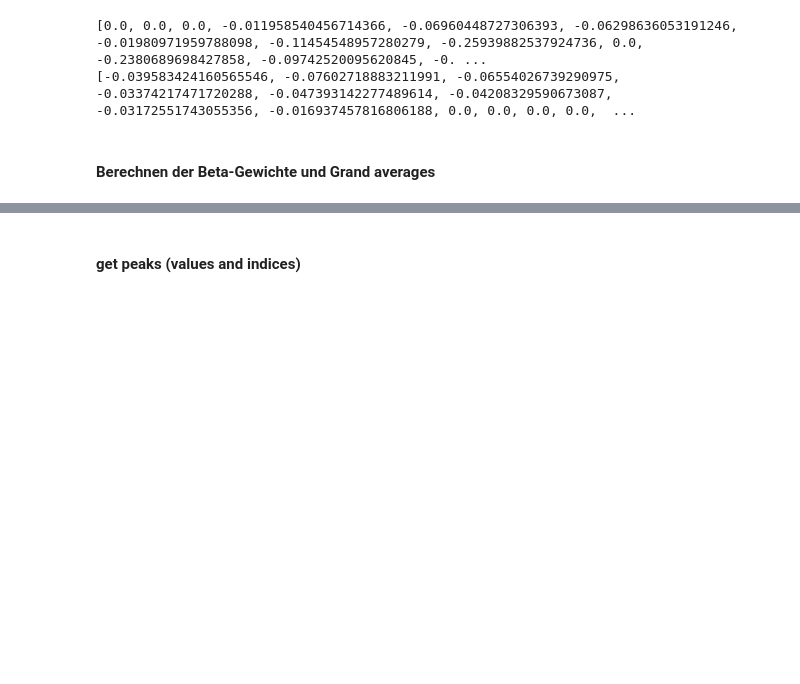
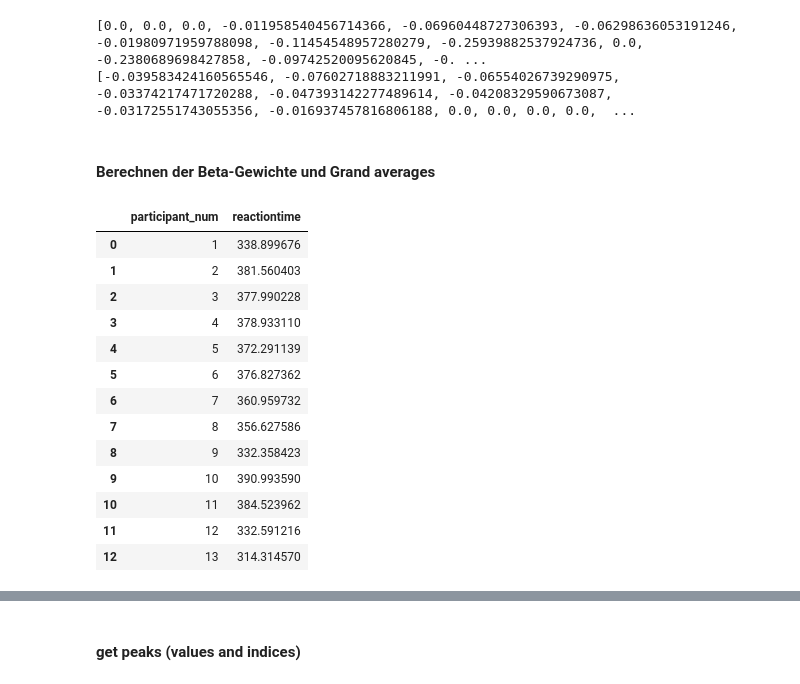
Before and after one commit to Michael1Mueller/continuousSimonTask, a Jupyter notebook: preprocessing.ipynb, the cells around one changed output, grey strips where cells are left out. Saved outputs shown, nothing was run; the diff lists cells and outputs as text; code cells hidden in the pictures; blank space fills up the shorter version.

```diff
--- a/preprocessing.ipynb
+++ b/preprocessing.ipynb
@@ -1204,6 +1204,9 @@ def get_beta_weights_per_participant(df):
 
     return beta_weights_per_participant
 
+def get_mean_times_per_participant(df):
+    return df.groupby("participant_num")["reactiontime"].mean().reset_index()
+
 def trajectory_angle_multiple_regression(df):
     beta_weights_per_participant = get_beta_weights_per_participant(df)
 
@@ -1224,6 +1227,11 @@ beta_weights_per_participant_with_latency_fast = get_beta_weights_per_participan
 beta_weights_per_participant_with_latency_slow = get_beta_weights_per_participant(combined_with_latency_slow)
 beta_weights_per_participant_no_latency_fast = get_beta_weights_per_participant(combined_no_latency_fast)
 beta_weights_per_participant_no_latency_slow = get_beta_weights_per_participant(combined_no_latency_slow)
+
+mean_reactiontimes_per_participant_with_latency_fast = get_mean_times_per_participant(combined_with_latency_fast)
+mean_reactiontimes_per_participant_with_latency_slow = get_mean_times_per_participant(combined_with_latency_slow)
+mean_reactiontimes_per_participant_no_latency_fast = get_mean_times_per_participant(combined_no_latency_fast)
+mean_reactiontimes_per_participant_no_latency_slow = get_mean_times_per_participant(combined_no_latency_fast)
 
 beta_weights_with_latency_fast = trajectory_angle_multiple_regression(combined_with_latency_fast)
 beta_weights_with_latency_slow = trajectory_angle_multiple_regression(combined_with_latency_slow)
@@ -1232,6 +1240,23 @@ beta_weights_no_latency_slow = trajectory_angle_multiple_regression(combined_no_
 
 beta_weights_all = [{"weights": beta_weights_with_latency_fast, "label": "with latency (fast trials)"}, {"weights": beta_weights_with_latency_slow, "label": "with latency (slow trials)"},
 {"weights": beta_weights_no_latency_fast, "label": "without latency (fast trials)"}, {"weights": beta_weights_no_latency_slow, "label": "without latency (slow trials)"}]
+# %%
+mean_reactiontimes_per_participant_no_latency_fast
+# %% [output]
+|  | participant_num | reactiontime |
+| 0 | 1 | 338.899676 |
+| 1 | 2 | 381.560403 |
+| 2 | 3 | 377.990228 |
+| 3 | 4 | 378.933110 |
+| 4 | 5 | 372.291139 |
+| 5 | 6 | 376.827362 |
+| 6 | 7 | 360.959732 |
+| 7 | 8 | 356.627586 |
+| 8 | 9 | 332.358423 |
+| 9 | 10 | 390.993590 |
+| 10 | 11 | 384.523962 |
+| 11 | 12 | 332.591216 |
+| 12 | 13 | 314.314570 |
 # %%
 for beta_weights in beta_weights_all:
     plt.figure(figsize=(10, 5))
```
Also changed, not shown: parts of 50 cells of this notebook.
